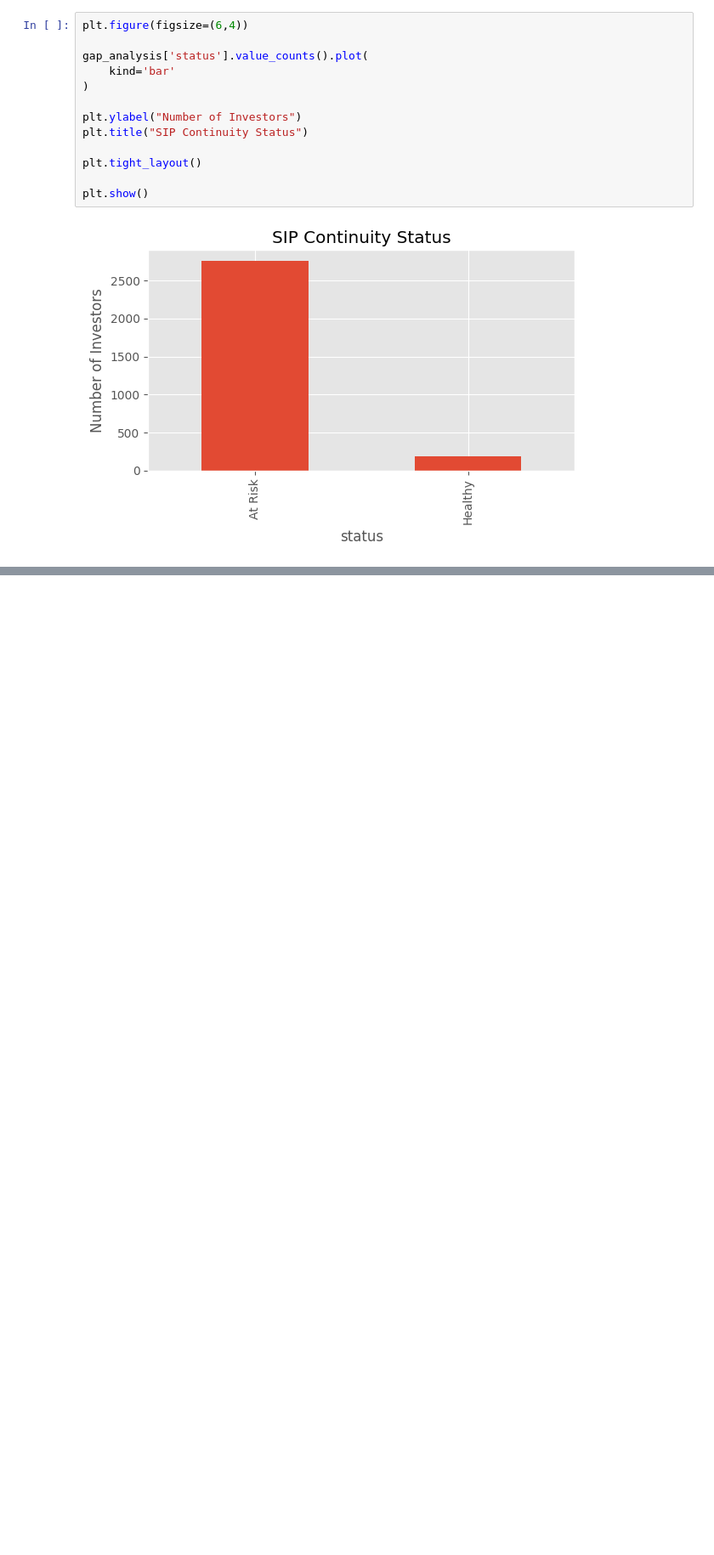
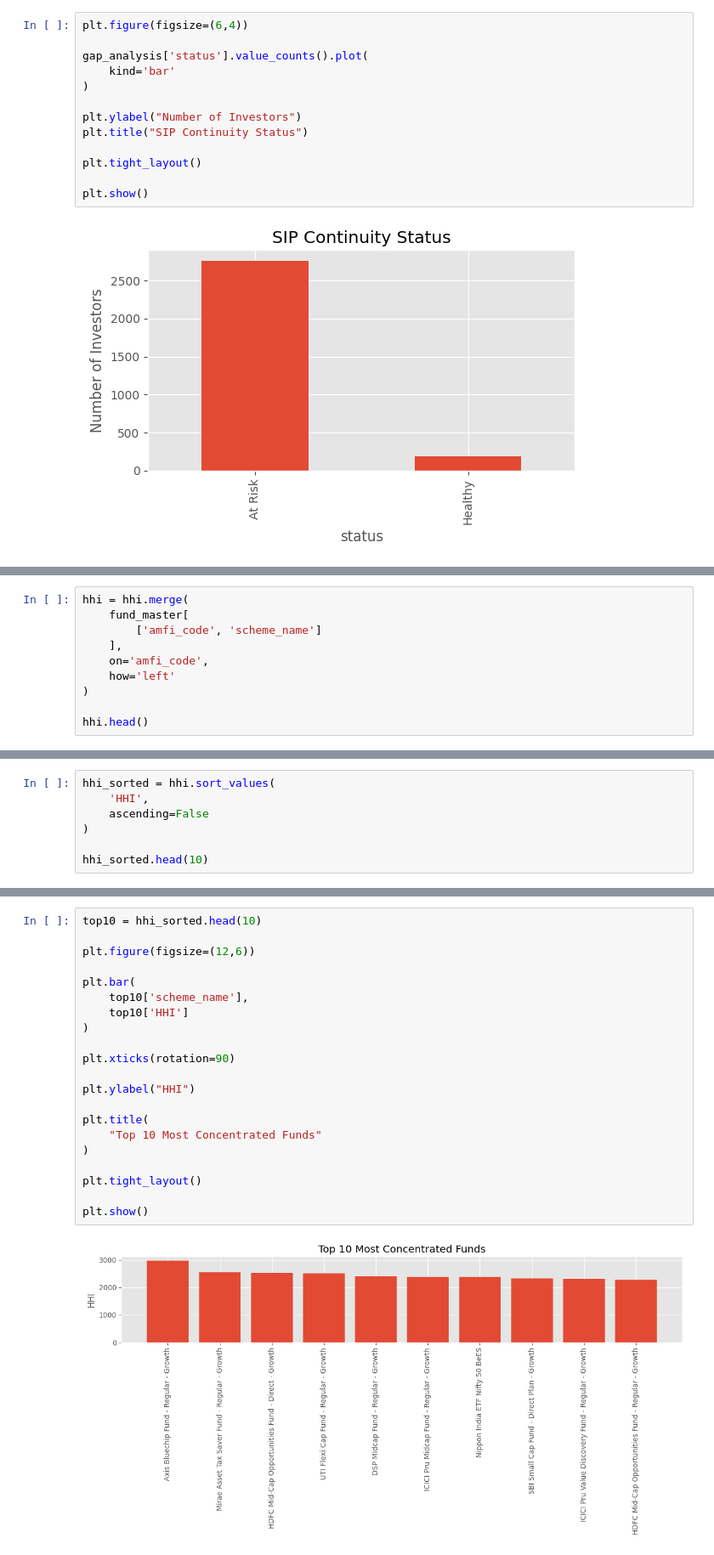
Before and after one commit to prs-24/MutualFundAnalytics, a Jupyter notebook: notebooks/Advance_Analytics.ipynb, the cells around one changed output, grey strips where cells are left out. Shown at 85% size. Cells and saved outputs as stored; diff of their text form; blank space fills up the shorter version.

```diff
--- a/notebooks/Advance_Analytics.ipynb
+++ b/notebooks/Advance_Analytics.ipynb
@@ -412,0 +450,10 @@ plt.show()
+# %%
+hhi = hhi.merge(
+    fund_master[
+        ['amfi_code', 'scheme_name']
+    ],
+    on='amfi_code',
+    how='left'
+)
+
+hhi.head()
@@ -412,0 +467,7 @@ plt.show()
+# %%
+hhi_sorted = hhi.sort_values(
+    'HHI',
+    ascending=False
+)
+
+hhi_sorted.head(10)
@@ -412,0 +495,23 @@ plt.show()
+# %%
+top10 = hhi_sorted.head(10)
+
+plt.figure(figsize=(12,6))
+
+plt.bar(
+    top10['scheme_name'],
+    top10['HHI']
+)
+
+plt.xticks(rotation=90)
+
+plt.ylabel("HHI")
+
+plt.title(
+    "Top 10 Most Concentrated Funds"
+)
+
+plt.tight_layout()
+
+plt.show()
+# %% [output]
+[figure, added]
```
Also changed, not shown: parts of 7 cells of this notebook.
